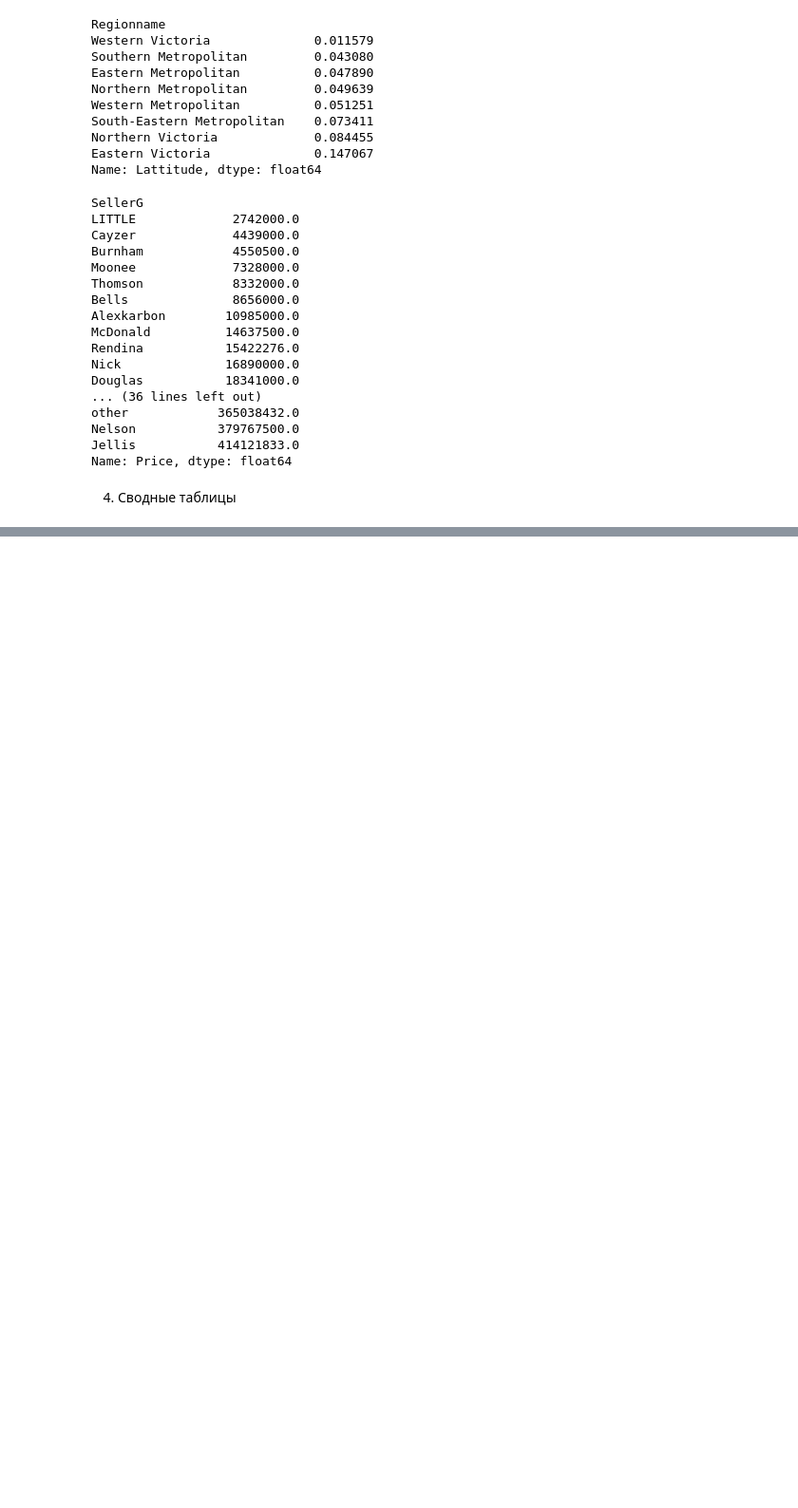
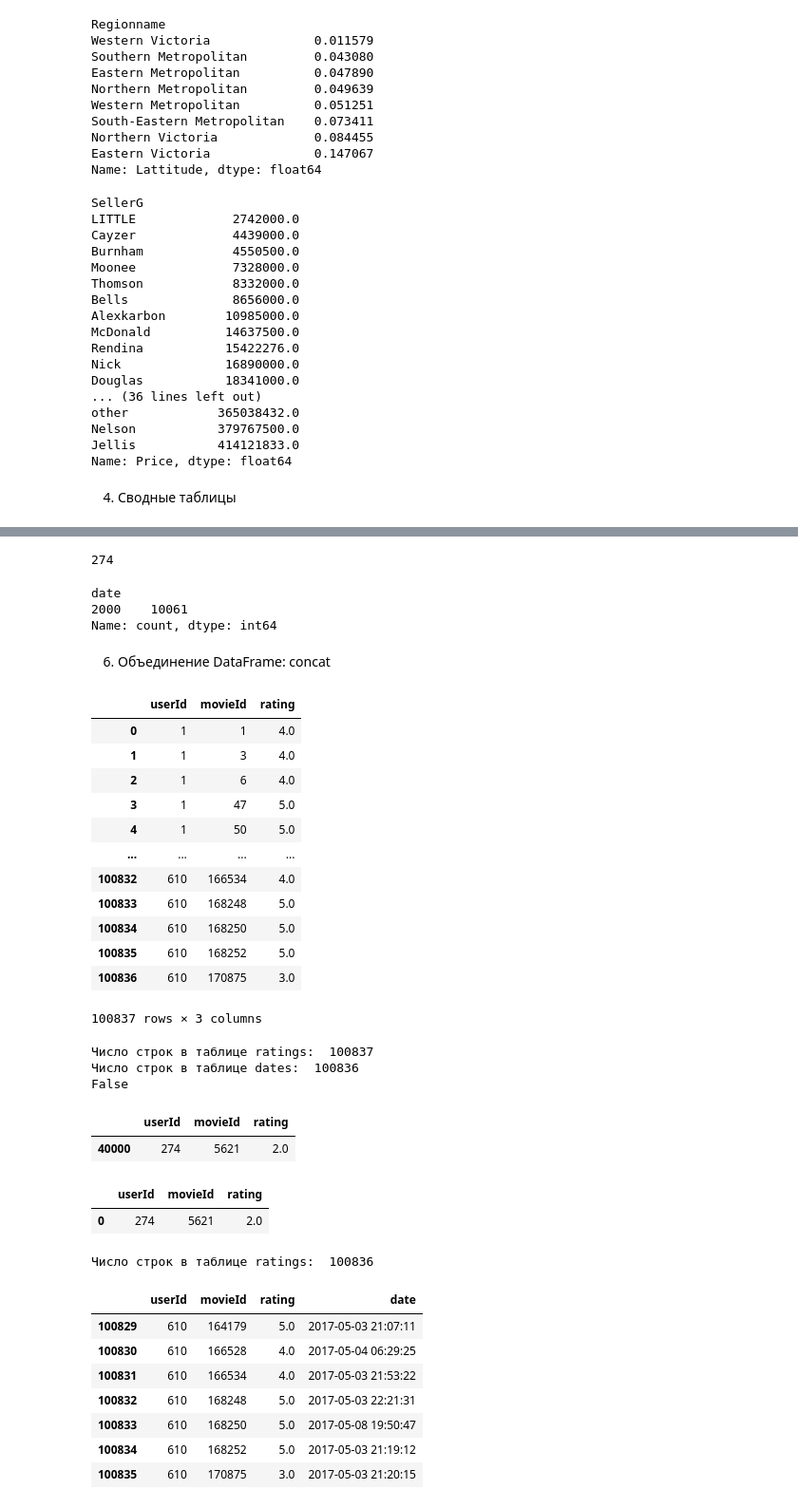
Before and after one commit to Elancinos/SF_DS_COURSE, a Jupyter notebook: Studies/PY-12/PY-12-1.ipynb, the cells around one changed output, grey strips where cells are left out. Shown at 95% size. Cells and saved outputs as stored; diff of their text form; code cells hidden in the pictures; blank space fills up the shorter version.

```diff
--- a/Studies/PY-12/PY-12-1.ipynb
+++ b/Studies/PY-12/PY-12-1.ipynb
@@ -416,0 +508,55 @@ MultiIndex([('white',    'up'),
+# %%
+#задания 5.1-5.5
+#3
+print(ratings1_table['userId'].nunique()) #274
+dates_table['date'] = pd.to_datetime(dates_table['date'])
+display(dates_table['date'].dt.year.value_counts().nlargest(1)) #2000
+# %% [output]
+274
+date
+2000    10061
+Name: count, dtype: int64
+# %% [markdown]
+ 6. Объединение DataFrame: concat
+# %%
+ratings = pd.concat([ratings1_table, ratings2_table], ignore_index=True)
+display(ratings)
+print('Число строк в таблице ratings: ', ratings.shape[0])
+print('Число строк в таблице dates: ', dates_table.shape[0])
+print(ratings.shape[0] == dates_table.shape[0])
+display(ratings1_table.tail(1))
+display(ratings2_table.head(1))
+ratings = ratings.drop_duplicates(ignore_index=True)
+print('Число строк в таблице ratings: ', ratings.shape[0])
+ratings_dates = pd.concat([ratings, dates_table], axis=1)
+display(ratings_dates.tail(7))
+# %% [output]
+|  | userId | movieId | rating |
+| 0 | 1 | 1 | 4.0 |
+| 1 | 1 | 3 | 4.0 |
+| 2 | 1 | 6 | 4.0 |
+| 3 | 1 | 47 | 5.0 |
+| 4 | 1 | 50 | 5.0 |
+| ... | ... | ... | ... |
+| 100832 | 610 | 166534 | 4.0 |
+| 100833 | 610 | 168248 | 5.0 |
+| 100834 | 610 | 168250 | 5.0 |
+| 100835 | 610 | 168252 | 5.0 |
+| 100836 | 610 | 170875 | 3.0 |
+100837 rows × 3 columns
+Число строк в таблице ratings:  100837
+Число строк в таблице dates:  100836
+False
+|  | userId | movieId | rating |
+| 40000 | 274 | 5621 | 2.0 |
+|  | userId | movieId | rating |
+| 0 | 274 | 5621 | 2.0 |
+Число строк в таблице ratings:  100836
+|  | userId | movieId | rating | date |
+| 100829 | 610 | 164179 | 5.0 | 2017-05-03 21:07:11 |
+| 100830 | 610 | 166528 | 4.0 | 2017-05-04 06:29:25 |
+| 100831 | 610 | 166534 | 4.0 | 2017-05-03 21:53:22 |
+| 100832 | 610 | 168248 | 5.0 | 2017-05-03 22:21:31 |
+| 100833 | 610 | 168250 | 5.0 | 2017-05-08 19:50:47 |
+| 100834 | 610 | 168252 | 5.0 | 2017-05-03 21:19:12 |
+| 100835 | 610 | 170875 | 3.0 | 2017-05-03 21:20:15 |
```
Also changed, not shown: parts of 6 cells of this notebook, 6 other files.
